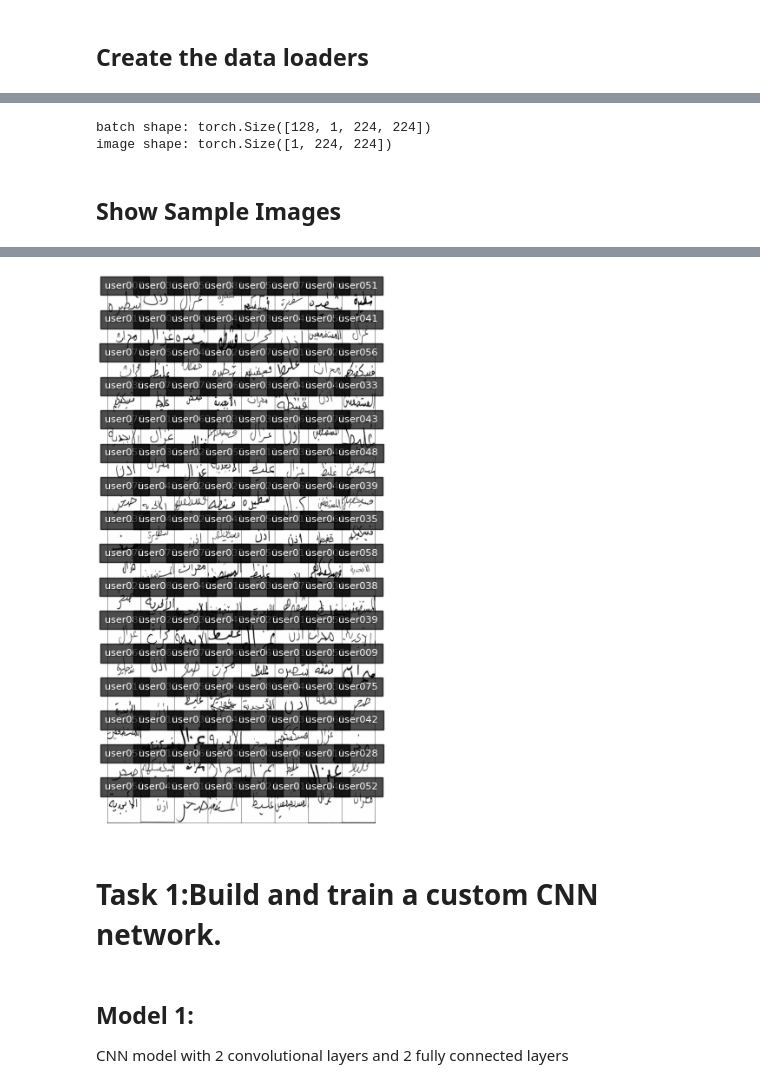
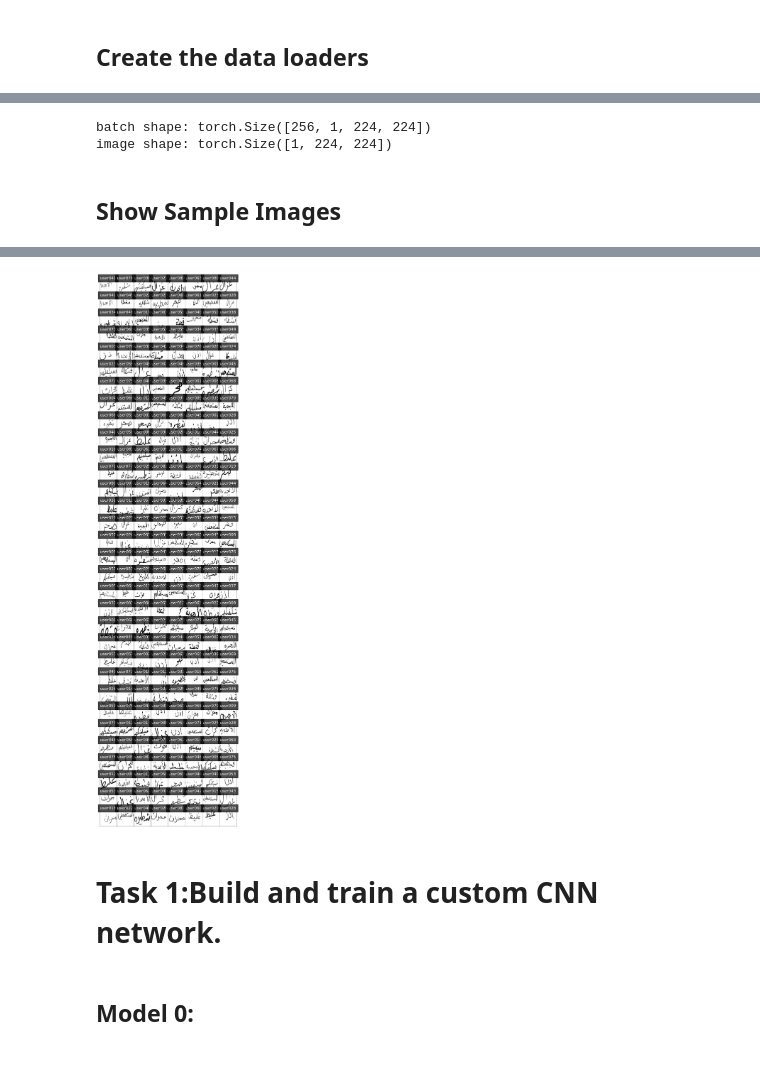
Before and after one commit to Mohammed-Abed-Alkareem/Arabic-Handwriting-Identification-Deep-Learning, a Jupyter notebook: projectCode/file.ipynb, the cells around one changed output, grey strips where cells are left out. Cells and saved outputs as stored; diff of their text form; code cells hidden in the pictures; blank space fills up the shorter version.

Commit message:
Mohammed (#1)
* some models

* enhanced models.... Testing

* models tested

* make augmentation and training on model_4 that achieves 55% val_accuracy

* add task3 but still running.....😴

```diff
--- a/projectCode/file.ipynb
+++ b/projectCode/file.ipynb
@@ -128,7 +102,7 @@ classes
 # %%
 #define data loaders
 
-batch_size = 128
+batch_size = 256
 
 train_loader = torch.utils.data.DataLoader(
     train_dataset,
@@ -144,21 +118,6 @@ test_loader = torch.utils.data.DataLoader(
     test_dataset,
       batch_size=batch_size,
         shuffle=False)
-
-train_aug_loader = torch.utils.data.DataLoader(
-    train_augmented_dataset,
-      batch_size=batch_size,
-        shuffle=True)
-
-val_aug_loader = torch.utils.data.DataLoader(
-    val_augmented_dataset,
-      batch_size=batch_size,
-        shuffle=False)
-
-test_aug_loader = torch.utils.data.DataLoader(
-    test_augmented_dataset,
-      batch_size=batch_size,
-        shuffle=False)
 # %%
 print(f'Total batches in trainloader: {len(train_loader)}')
 print(f'Total batches in valloader: {len(val_loader)}')
@@ -175,7 +134,7 @@ images, labels = next(dataiter)
 print(f"batch shape: {images.shape}")
 print(f"image shape: {images[0].shape}")
 # %% [output]
-batch shape: torch.Size([128, 1, 224, 224])
+batch shape: torch.Size([256, 1, 224, 224])
 image shape: torch.Size([1, 224, 224])
 # %% [markdown]
 ## Show Sample Images
@@ -207,7 +166,7 @@ img_height = grid_npimg.shape[0] // (len(images) // nrow + (1 if len(images) % n
 img_width = grid_npimg.shape[1] // nrow
 
 # Display the grid with class labels
-plt.figure(figsize=(12, 8))
+plt.figure(figsize=(12, 20))
 plt.imshow(grid_npimg)
 plt.axis('off')
 
@@ -227,6 +186,3 @@ Clipping input data to the valid range for imshow with RGB data ([0..1] for floa
-[figure, old version]
+[figure, new version]
 # %% [markdown]
 # Task 1:Build and train a custom CNN network.
-# %% [markdown]
-## Model 1:
-CNN model with 2 convolutional layers and 2 fully connected layers
@@ -235 +189,3 @@ net = NetCNN_1()
+# %% [markdown]
+## Model 0:
 # %%
```
Also changed, not shown: parts of 86 cells of this notebook, 3 other files.
